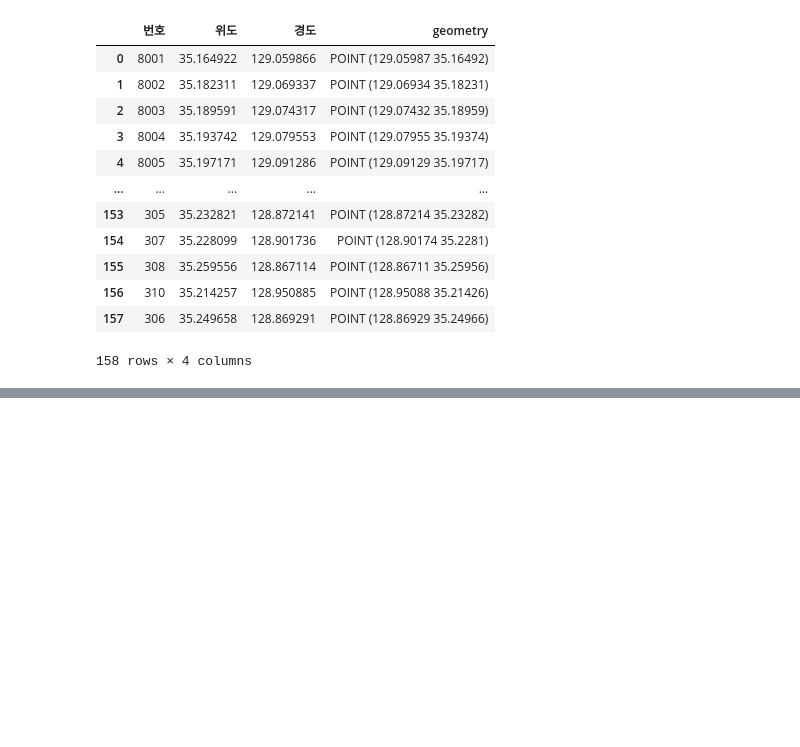
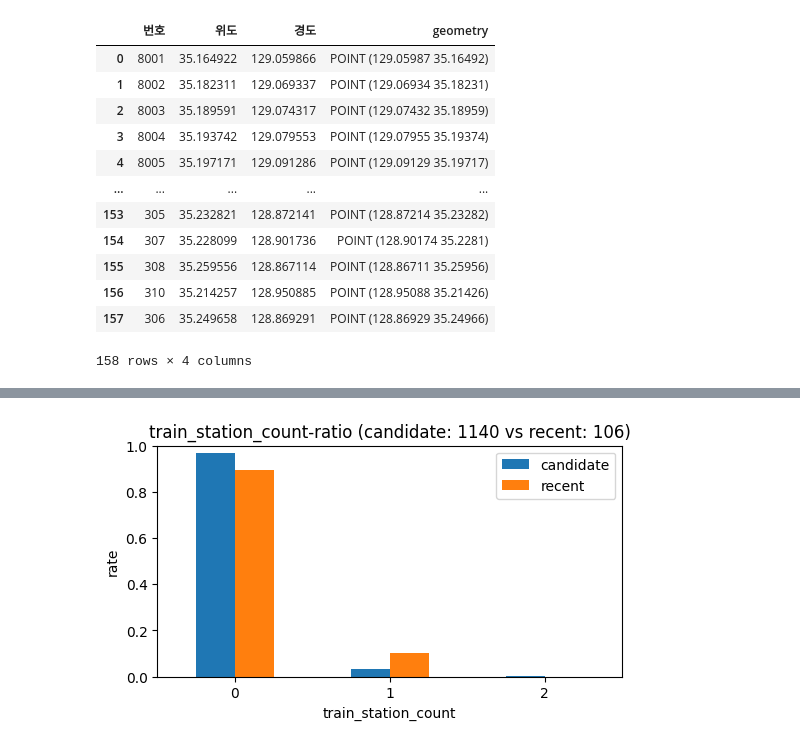
Before and after one commit to GoraniDesu/BigData_Busan, a Jupyter notebook: 스코어링/scoring.ipynb, the cells around one changed output, grey strips where cells are left out. Cells and saved outputs as stored; diff of their text form; code cells hidden in the pictures; blank space fills up the shorter version.

```diff
--- a/스코어링/scoring.ipynb
+++ b/스코어링/scoring.ipynb
@@ -213,0 +307,16 @@ center_gdf.to_csv('center_gdf.csv', index=False)
+# %%
+train_values = sorted(set(candidate_gdf['train_count']).union(set(recent_gdf['train_count'])))
+candidate_ratio = candidate_gdf['train_count'].value_counts(normalize=True).reindex(train_values, fill_value=0)
+recent_ratio = recent_gdf['train_count'].value_counts(normalize=True).reindex(train_values, fill_value=0)
+
+df = pd.DataFrame({'candidate': candidate_ratio, 'recent': recent_ratio})
+
+df.plot(kind='bar', figsize=(6,3))
+plt.xlabel('train_station_count')
+plt.ylabel('rate')
+plt.title('train_station_count-ratio (candidate: 1140 vs recent: 106)')
+plt.xticks(rotation=0)
+plt.ylim(0, 1)
+plt.show()
+# %% [output]
+[figure, added]
```
Also changed, not shown: parts of 23 cells of this notebook.
